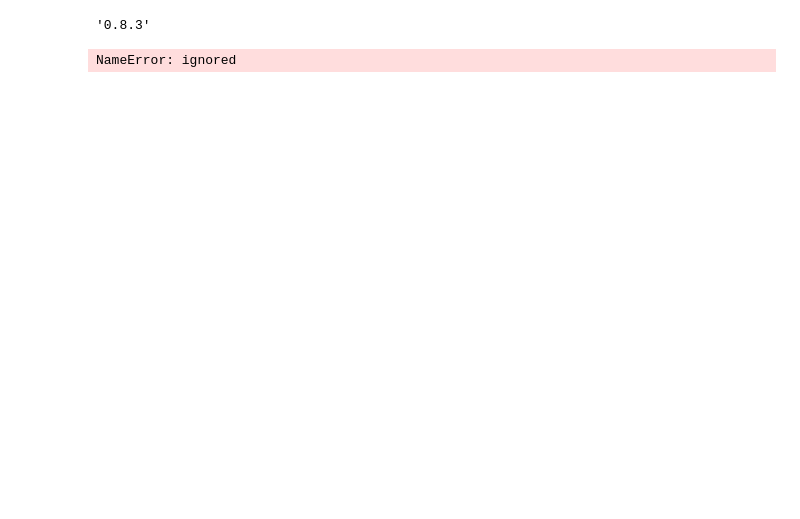
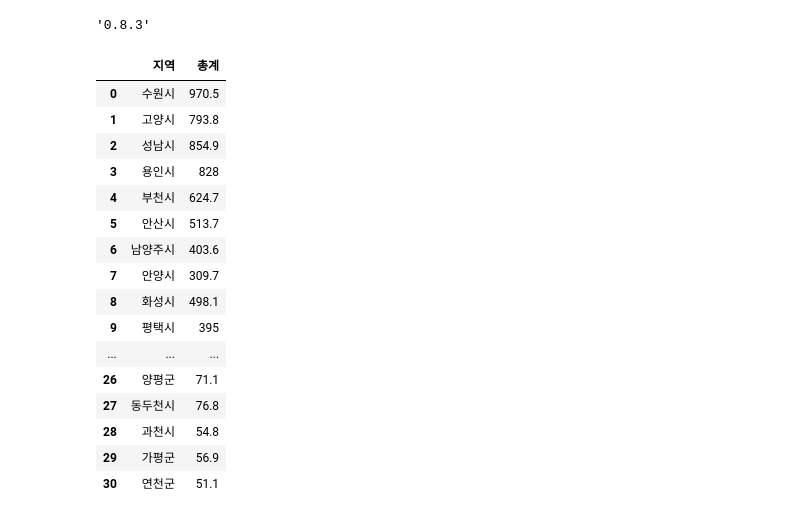
Before and after one commit to JiseonByeon96/PersonalProject, a Jupyter notebook: 지역별_폐기물_발생량_데이터_전처리.ipynb, the cells around one changed output. Cells and saved outputs as stored; diff of their text form; code cells hidden in the pictures; blank space fills up the shorter version.

```diff
--- a/지역별_폐기물_발생량_데이터_전처리.ipynb
+++ b/지역별_폐기물_발생량_데이터_전처리.ipynb
@@ -218,17 +259,31 @@ import folium
 folium.__version__
 # %% [output]
 '0.8.3'
+# %%
+# 경기지역
+
+map_gg = data_gg.reset_index()
+# %%
+map_gg.columns = ['지역', '총계']
+# %%
+map_gg
+# %% [output]
+|  | 지역 | 총계 |
+| 0 | 수원시 | 970.5 |
+| 1 | 고양시 | 793.8 |
+| 2 | 성남시 | 854.9 |
+| 3 | 용인시 | 828 |
+| 4 | 부천시 | 624.7 |
+| 5 | 안산시 | 513.7 |
+| 6 | 남양주시 | 403.6 |
+| 7 | 안양시 | 309.7 |
+| 8 | 화성시 | 498.1 |
+| 9 | 평택시 | 395 |
+| ... | ... | ... |
+| 26 | 양평군 | 71.1 |
+| 27 | 동두천시 | 76.8 |
+| 28 | 과천시 | 54.8 |
+| 29 | 가평군 | 56.9 |
+| 30 | 연천군 | 51.1 |
 # %%
 center = [37.541, 126.986]
-# %%
-m = folium.Map(location=center, zoom_start=10)
-folium.Choropleth(
-    geo_data=geo_data,
-    data=df,
-    columns=('동', '인구'),
-    key_on='feature.properties.동',
-    fill_color='BuPu',
-    legend_name='노령 인구수',
-).add_to(m)
-# %% [output]
-NameError: ignored
```
Also changed, not shown: parts of 9 cells of this notebook.
